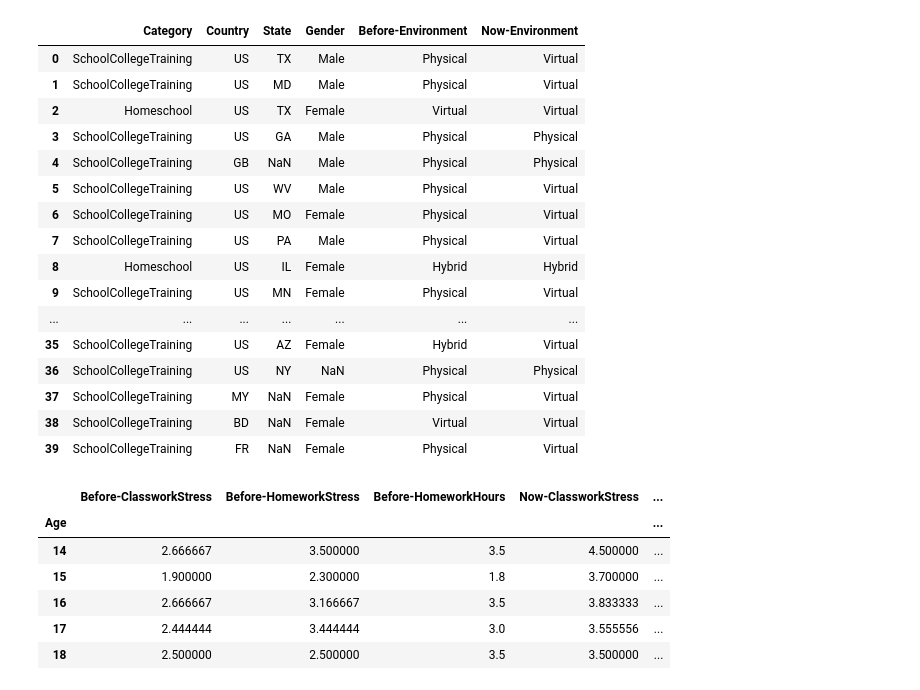
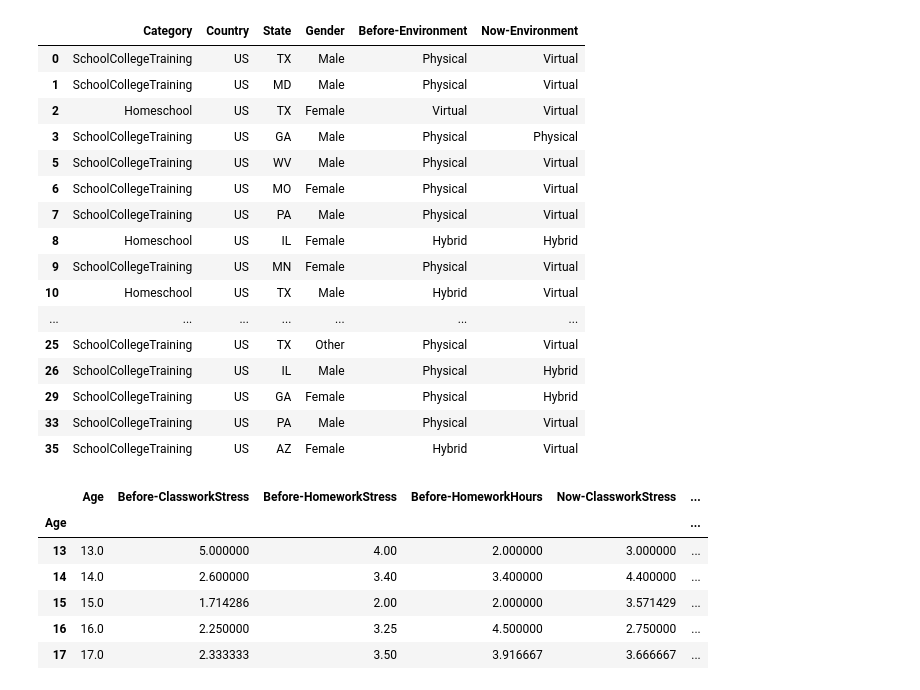
Before and after one commit to seric0619/Springboard, a Jupyter notebook: Capstone/Data-Wrangling.ipynb, the cells around one changed output. Drawn from its saved outputs; the diff is of its cells as text; code cells hidden in the pictures.

```diff
--- a/Capstone/Data-Wrangling.ipynb
+++ b/Capstone/Data-Wrangling.ipynb
@@ -4,5 +4,19 @@ import matplotlib.pyplot as plt
 import seaborn as sns
 import os
 # %%
-data = pd.read_csv('documents/responses.csv')
+
+
+# Get the path to the "documents" folder
+documents_folder = os.path.expanduser('~/Documents')
+
+# Specify the file name
+file_name = 'Covid_Responses.csv'
+
+# Construct the full file path
+file_path = os.path.join(documents_folder, file_name)
+
+# Load the CSV file into a DataFrame
+data = pd.read_csv(file_path)
+
+# Now you can work with the data in the DataFrame
 # %%
@@ -67,3 +70,6 @@ Now-HomeworkStress          0   0.0
 Now-HomeworkHours           0   0.0
 FamilyRelationships         0   0.0
 FriendRelationships         0   0.0
+# %%
+data = data.dropna()
+print(data)
@@ -75,42 +99,39 @@ data.select_dtypes('object')
 | 1 | SchoolCollegeTraining | US | MD | Male | Physical | Virtual |
 | 2 | Homeschool | US | TX | Female | Virtual | Virtual |
 | 3 | SchoolCollegeTraining | US | GA | Male | Physical | Physical |
-| 4 | SchoolCollegeTraining | GB | NaN | Male | Physical | Physical |
 | 5 | SchoolCollegeTraining | US | WV | Male | Physical | Virtual |
 | 6 | SchoolCollegeTraining | US | MO | Female | Physical | Virtual |
 | 7 | SchoolCollegeTraining | US | PA | Male | Physical | Virtual |
 | 8 | Homeschool | US | IL | Female | Hybrid | Hybrid |
 | 9 | SchoolCollegeTraining | US | MN | Female | Physical | Virtual |
+| 10 | Homeschool | US | TX | Male | Hybrid | Virtual |
 | ... | ... | ... | ... | ... | ... | ... |
+| 25 | SchoolCollegeTraining | US | TX | Other | Physical | Virtual |
+| 26 | SchoolCollegeTraining | US | IL | Male | Physical | Hybrid |
+| 29 | SchoolCollegeTraining | US | GA | Female | Physical | Hybrid |
+| 33 | SchoolCollegeTraining | US | PA | Male | Physical | Virtual |
 | 35 | SchoolCollegeTraining | US | AZ | Female | Hybrid | Virtual |
-| 36 | SchoolCollegeTraining | US | NY | NaN | Physical | Physical |
-| 37 | SchoolCollegeTraining | MY | NaN | Female | Physical | Virtual |
-| 38 | SchoolCollegeTraining | BD | NaN | Female | Virtual | Virtual |
-| 39 | SchoolCollegeTraining | FR | NaN | Female | Physical | Virtual |
 # %%
-import warnings
+grouped_data = data.groupby('Age')
 
-# Suppressing the FutureWarning
-warnings.simplefilter(action='ignore', category=FutureWarning)
+# Select only the numerical columns
+numerical_columns = data.select_dtypes(include=['int64', 'float64'])
 
-# Your code
-means = data.groupby('Age').mean()
+# Group the data by the 'Age' column
+grouped_data = data.groupby('Age')
+
+# Calculate the means of numerical columns for each age group
+means = grouped_data[numerical_columns.columns].mean()
+
 means.head()
-
-# Filter data for ages 14 to 18
-filtered_data = data[data['Age'].isin([14, 15, 16, 17, 18])]
-
-# Calculate means
-means = filtered_data.groupby('Age').mean()
-means.head()
 # %% [output]
-|  | Before-ClassworkStress | Before-HomeworkStress | Before-HomeworkHours | Now-ClassworkStress | ... |
-| Age |  |  |  |  | ... |
-| 14 | 2.666667 | 3.500000 | 3.5 | 4.500000 | ... |
-| 15 | 1.900000 | 2.300000 | 1.8 | 3.700000 | ... |
-| 16 | 2.666667 | 3.166667 | 3.5 | 3.833333 | ... |
-| 17 | 2.444444 | 3.444444 | 3.0 | 3.555556 | ... |
-| 18 | 2.500000 | 2.500000 | 3.5 | 3.500000 | ... |
+|  | Age | Before-ClassworkStress | Before-HomeworkStress | Before-HomeworkHours | Now-ClassworkStress | ... |
+| Age |  |  |  |  |  | ... |
+| 13 | 13.0 | 5.000000 | 4.00 | 2.000000 | 3.000000 | ... |
+| 14 | 14.0 | 2.600000 | 3.40 | 3.400000 | 4.400000 | ... |
+| 15 | 15.0 | 1.714286 | 2.00 | 2.000000 | 3.571429 | ... |
+| 16 | 16.0 | 2.250000 | 3.25 | 4.500000 | 2.750000 | ... |
+| 17 | 17.0 | 2.333333 | 3.50 | 3.916667 | 3.666667 | ... |
 # %%
 import matplotlib.pyplot as plt
 
```
Also changed, not shown: parts of 11 cells of this notebook, 1 other file.
